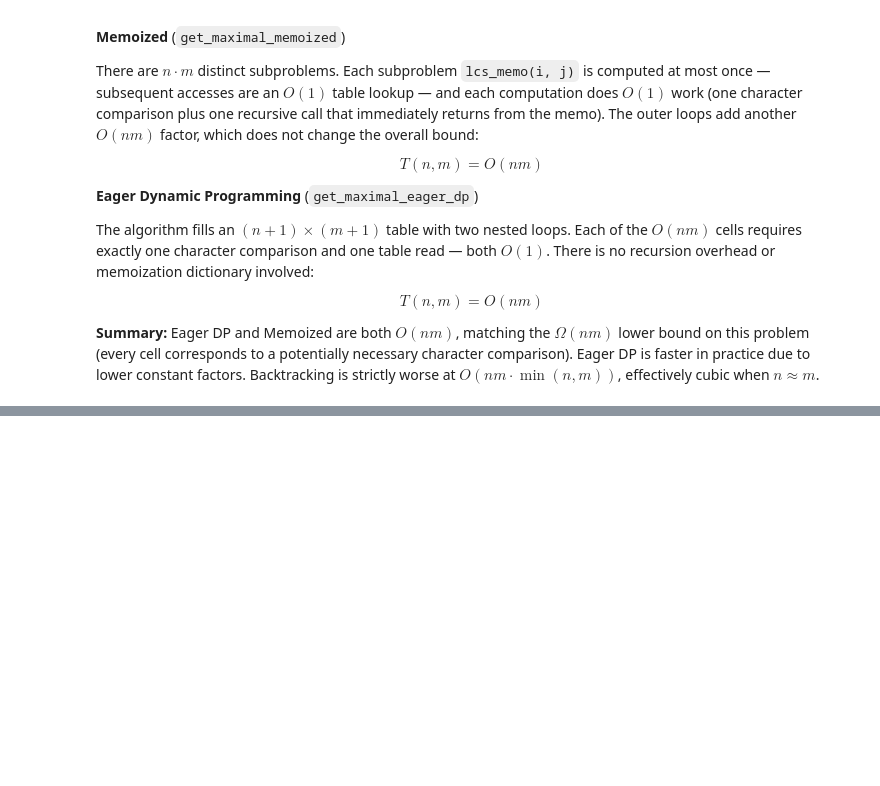
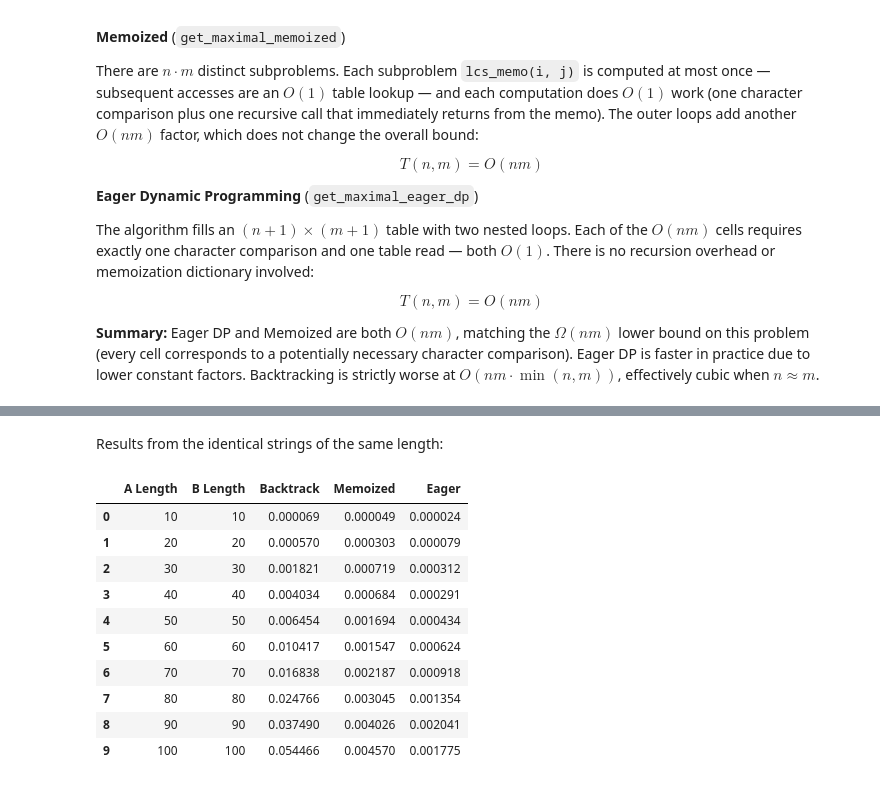
Before and after one commit to Schoenfeldsa/Algorithms_Project_3, a Jupyter notebook: program3.ipynb, the cells around one changed output, grey strips where cells are left out. Cells and saved outputs as stored; diff of their text form; code cells hidden in the pictures; blank space fills up the shorter version.

```diff
--- a/program3.ipynb
+++ b/program3.ipynb
@@ -186,0 +316,16 @@ of your algorithm grows more slowly than the brute-force approach, this may indi
+# %% [markdown]
+Results from the identical strings of the same length:
+# %%
+same_results2
+# %% [output]
+|  | A Length | B Length | Backtrack | Memoized | Eager |
+| 0 | 10 | 10 | 0.000069 | 0.000049 | 0.000024 |
+| 1 | 20 | 20 | 0.000570 | 0.000303 | 0.000079 |
+| 2 | 30 | 30 | 0.001821 | 0.000719 | 0.000312 |
+| 3 | 40 | 40 | 0.004034 | 0.000684 | 0.000291 |
+| 4 | 50 | 50 | 0.006454 | 0.001694 | 0.000434 |
+| 5 | 60 | 60 | 0.010417 | 0.001547 | 0.000624 |
+| 6 | 70 | 70 | 0.016838 | 0.002187 | 0.000918 |
+| 7 | 80 | 80 | 0.024766 | 0.003045 | 0.001354 |
+| 8 | 90 | 90 | 0.037490 | 0.004026 | 0.002041 |
+| 9 | 100 | 100 | 0.054466 | 0.004570 | 0.001775 |
```
Also changed, not shown: parts of 15 cells of this notebook.
